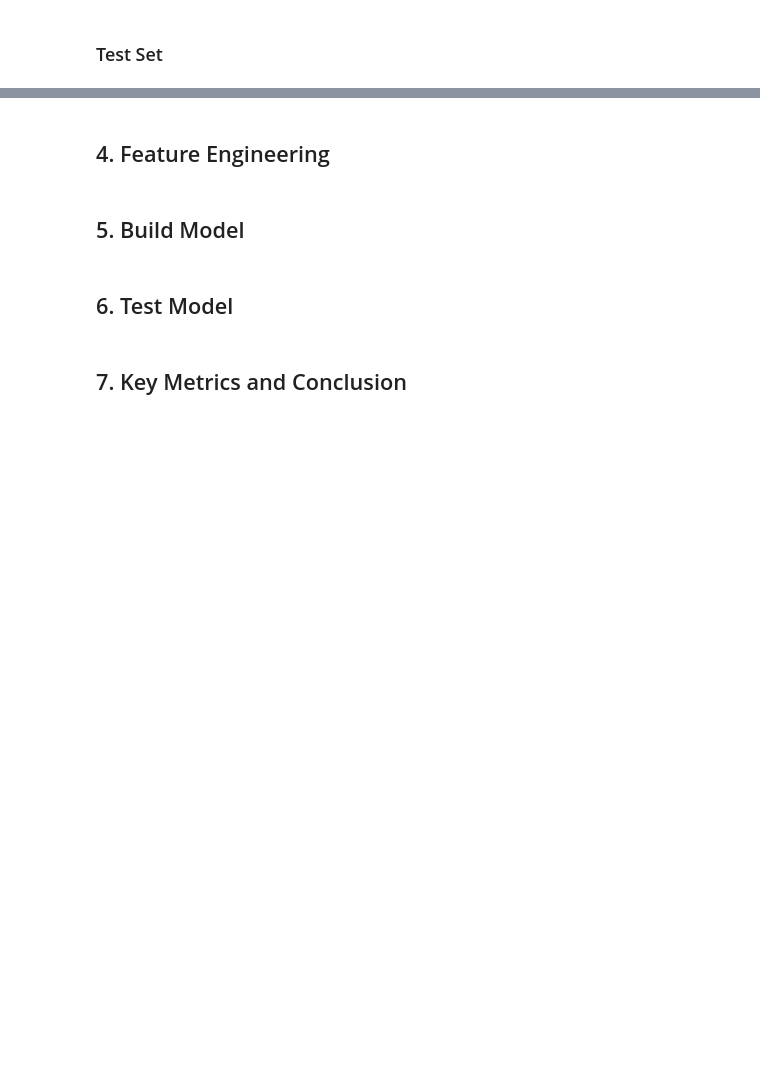
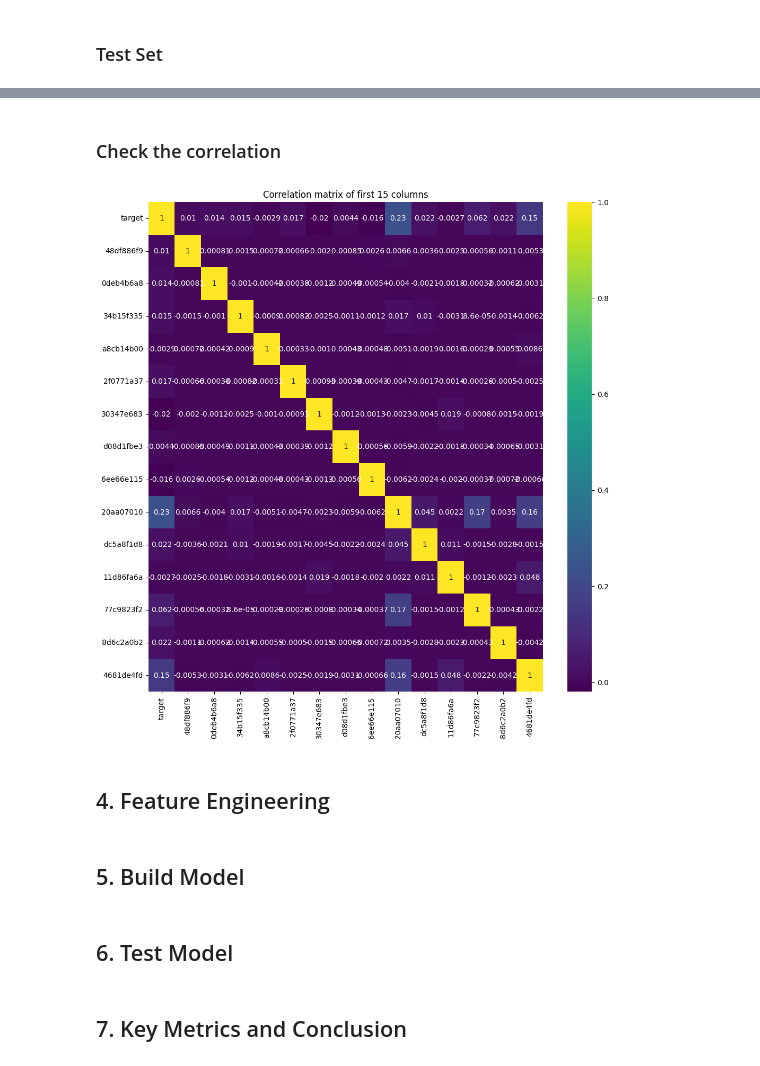
Before and after one commit to dogrod/bank-customer-transaction-prediction, a Jupyter notebook: main.ipynb, the cells around one changed output, grey strips where cells are left out. Saved outputs shown, nothing was run; the diff lists cells and outputs as text; code cells hidden in the pictures; blank space fills up the shorter version.

```diff
--- a/main.ipynb
+++ b/main.ipynb
@@ -76,3 +108,19 @@ Length: 4992, dtype: int64
+# %% [markdown]
+### Check the correlation
+# %%
+# Remove non-numeric columns from train dataframe
+numeric_train = train.select_dtypes(include=[np.number])
+
+# Calculate correlation matrix for first 15 columns
+correlation_matrix = numeric_train.iloc[:, :15].corr()
+
+# Plot correlation matrix with light color
+plt.figure(figsize=(12, 12))
+sns.heatmap(correlation_matrix, annot=True, cmap='viridis')
+plt.title('Correlation matrix of first 15 columns')
+plt.show()
+# %% [output]
+[figure, added]
 # %% [markdown]
 ## 4. Feature Engineering
 # %%
```
Also changed, not shown: parts of 8 cells of this notebook.
